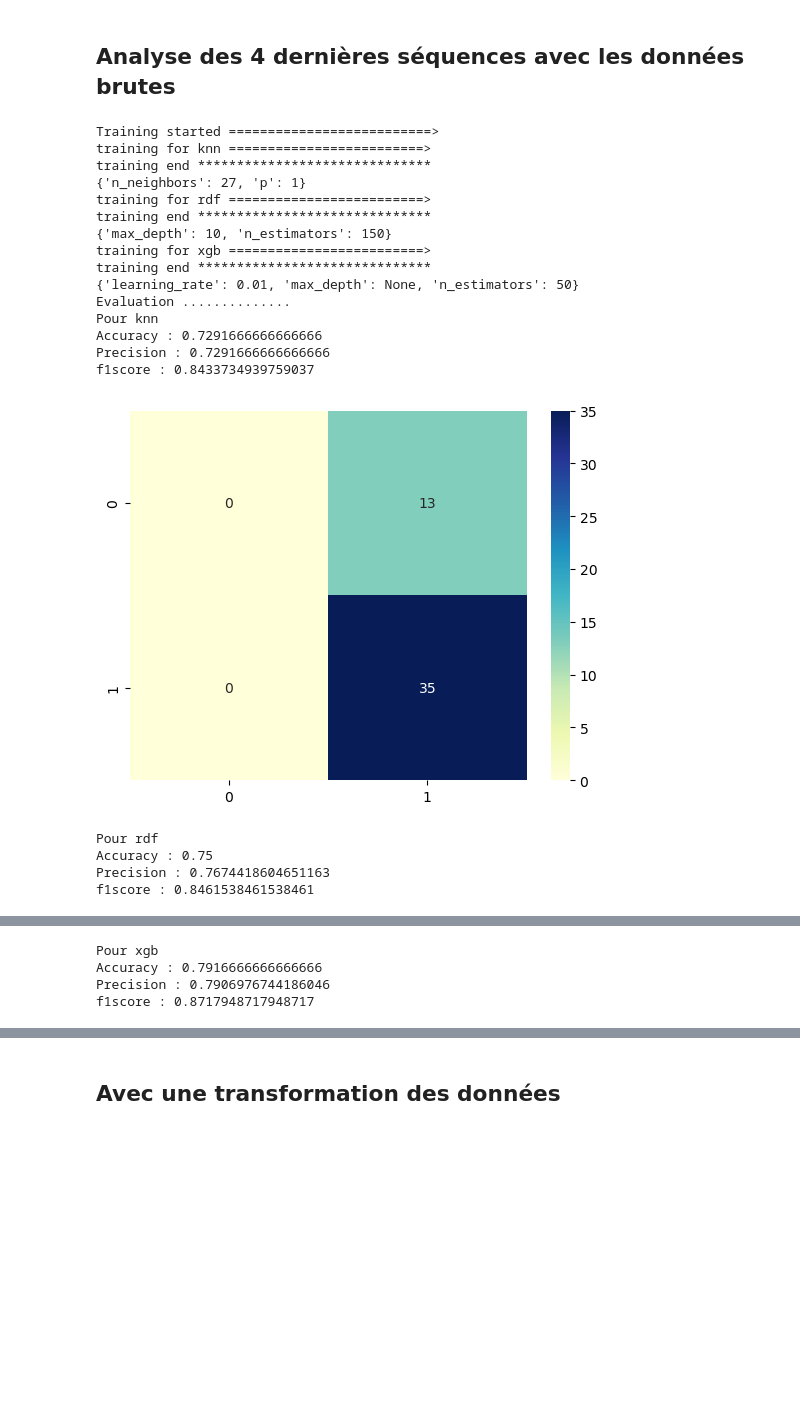
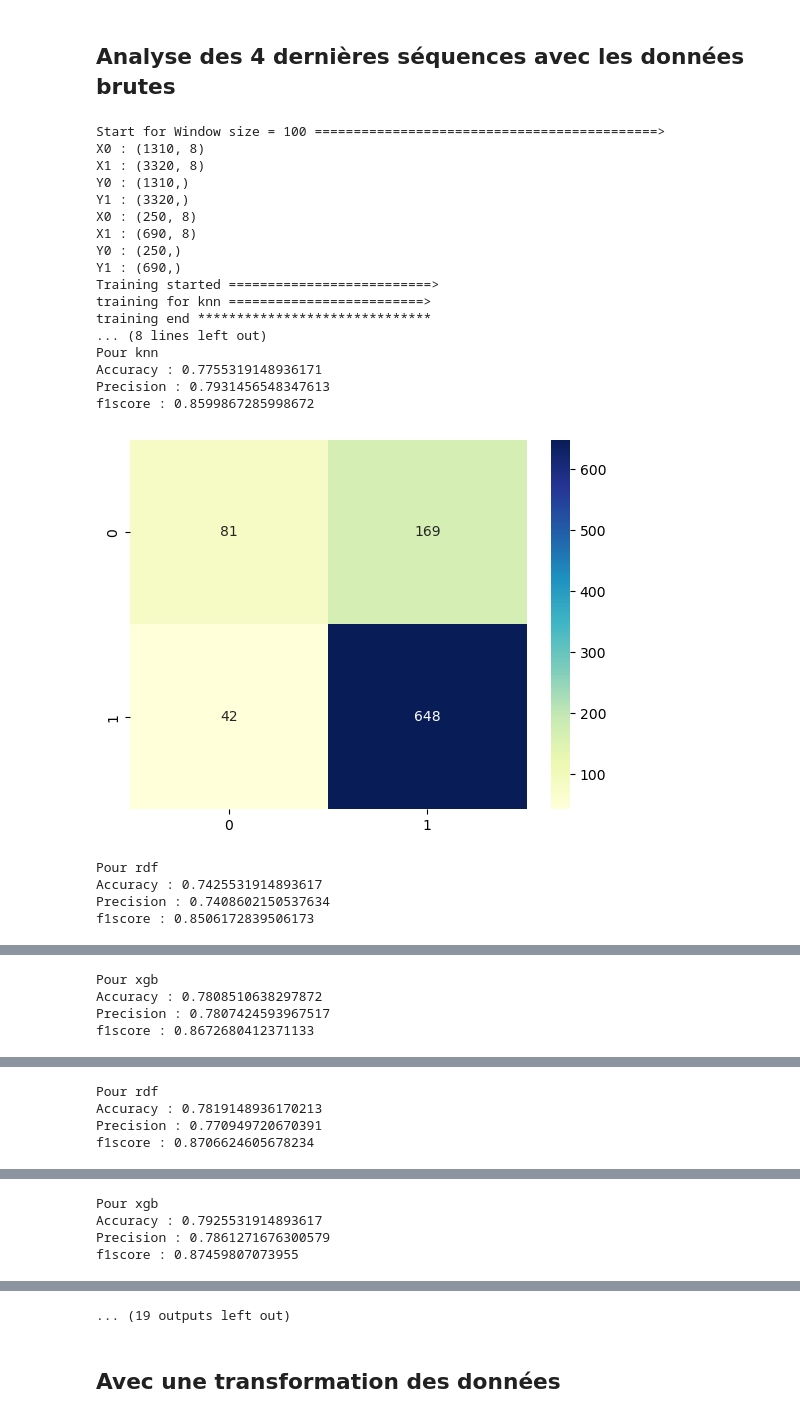
Before and after one commit to eugenebessan225/PFE_DISP, a Jupyter notebook: wear_detection.ipynb, the cells around one changed output, grey strips where cells are left out. Saved outputs shown, nothing was run; the diff lists cells and outputs as text; code cells hidden in the pictures; blank space fills up the shorter version.

Commit message:
3rd commit
code amélioré. Boucle possible sur plusieurs fenêtres de temps
Reste: corrigé la fonction pour les caractéristiques

```diff
--- a/wear_detection.ipynb
+++ b/wear_detection.ipynb
@@ -210,7 +202,3 @@ def stats(df, w_size):
         df_new = df_new.transpose()
         df_stats = pd.concat([df_stats, df_new], axis=0)
     return df_stats
-# %%
-w_size = 2000
-w = stats(test[0][0], w_size)
-display(w)
@@ -305,23 +275,26 @@ display(w)
 def create_train_test(train, method, w_size):
     X1  = pd.DataFrame()
     X0  = pd.DataFrame()
+    print(f" Method selected = {}")
     for y, x in train.items():
         if y==1:
             for d in x:
                 if method == "statistics":
                     data = stats(d, w_size)
+                    data = data.dropna()
                 elif method == "caracteristics":
                     data = car(d, w_size)
+                    data = data.dropna()
                 X1 = pd.concat([X1, data], axis=0)
-
         elif y==0:
                 for d in x:
                     if method == "statistics":
                         data = stats(d, w_size)
+                        data = data.dropna()
                     elif method == "caracteristics":
                         data = car(d, w_size)
+                        data = data.dropna()
                 X0 = pd.concat([X0, data], axis=0)
-
     Y1 = np.ones(X1.shape[0])
     Y0 = np.zeros(X0.shape[0])
     X = pd.concat([X1, X0])
@@ -339,3 +321,0 @@ display(X_test.shape, y_test.shape)
-# %%
-X_test = X_test.dropna()
-X_test.isnull().sum()
@@ -353,4 +321,0 @@ dtype: int64
-# %%
-y_test = np.delete(y_test, 2)
-
-y_test.shape
@@ -447,28 +402,35 @@ models_train = {
 }
 # %%
 method = "caracteristics"
-w_size = [100, 500, 100, 1500, 2000]
+w_sizes = [100, 500, 100, 1500, 2000]
 model_estimator = models_train
-model = Model(X_train, X_test, y_train, y_test, method, model_estimator, w_size)
-model.run()
+for w_size in w_sizes:
+    print(f'Start for Window size = {w_size} ============================================>')
+    X_train, y_train = create_train_test( train, method, w_size)
+    X_test, y_test = create_train_test( test, method, w_size)
+    model = Model(X_train, X_test, y_train, y_test, method, model_estimator)
+    model.run()
+    print(f' End for Window size = {w_size} ============================================>')
 # %% [output]
+Start for Window size = 100 ============================================>
+X0 : (1310, 8)
+X1 : (3320, 8)
+Y0 : (1310,)
+Y1 : (3320,)
+X0 : (250, 8)
+X1 : (690, 8)
+Y0 : (250,)
+Y1 : (690,)
 Training started ==========================>
 training for knn =========================>
 training end ******************************
-{'n_neighbors': 27, 'p': 1}
-training for rdf =========================>
-training end ******************************
-{'max_depth': 10, 'n_estimators': 150}
-training for xgb =========================>
-training end ******************************
-{'learning_rate': 0.01, 'max_depth': None, 'n_estimators': 50}
-Evaluation ..............
+... (8 lines left out)
 Pour knn
-Accuracy : 0.7291666666666666
-Precision : 0.7291666666666666
-f1score : 0.8433734939759037
+Accuracy : 0.7755319148936171
+Precision : 0.7931456548347613
+f1score : 0.8599867285998672
-[figure, old version]
+[figure, new version]
 Pour rdf
-Accuracy : 0.75
-Precision : 0.7674418604651163
-f1score : 0.8461538461538461
+Accuracy : 0.7425531914893617
+Precision : 0.7408602150537634
+f1score : 0.8506172839506173
@@ -476,4 +438,4 @@ f1score : 0.8461538461538461
 Pour xgb
-Accuracy : 0.7916666666666666
-Precision : 0.7906976744186046
-f1score : 0.8717948717948717
+Accuracy : 0.7808510638297872
+Precision : 0.7807424593967517
+f1score : 0.8672680412371133
@@ -481,0 +461,4 @@ f1score : 0.8717948717948717
+Pour rdf
+Accuracy : 0.7819148936170213
+Precision : 0.770949720670391
+f1score : 0.8706624605678234
@@ -481,0 +466,4 @@ f1score : 0.8717948717948717
+Pour xgb
+Accuracy : 0.7925531914893617
+Precision : 0.7861271676300579
+f1score : 0.87459807073955
@@ -482,2 +471,3 @@ f1score : 0.8717948717948717
+... (19 outputs left out)
 # %% [markdown]
 ## Avec une transformation des données
```
Also changed, not shown: parts of 12 cells of this notebook.
